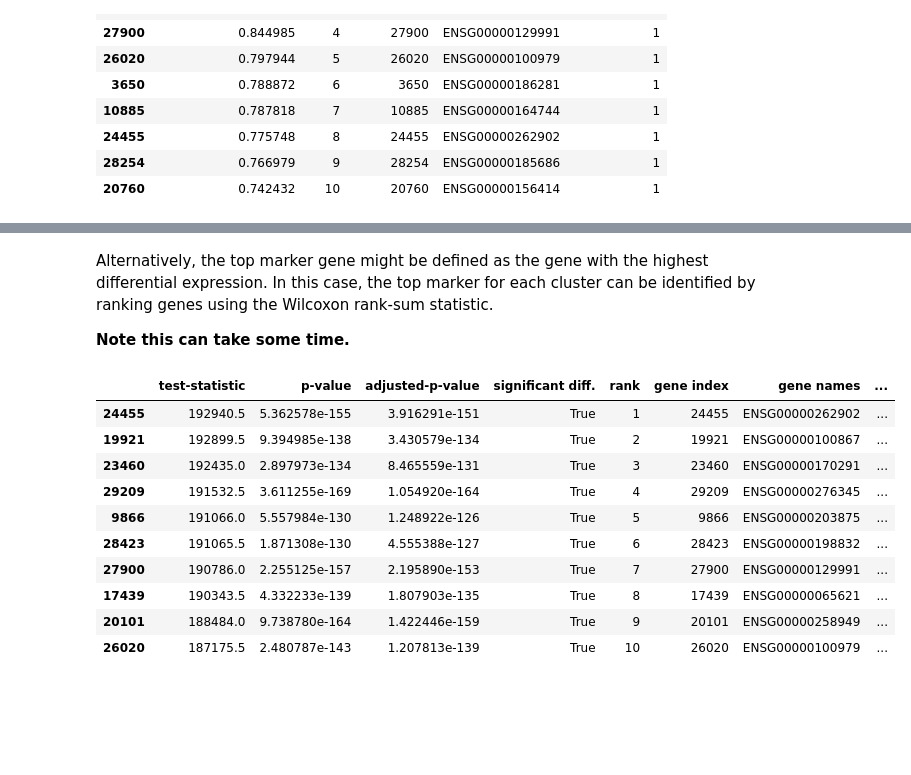
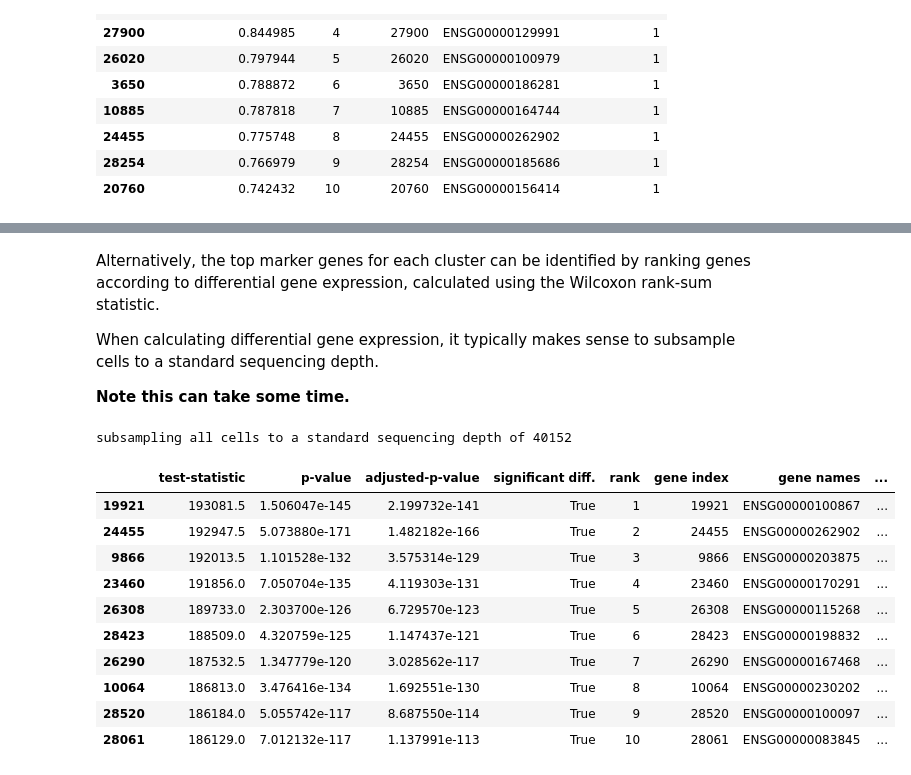
Before and after one commit to shchurch/countland, a Jupyter notebook: countland-py/vignette_tutorial.ipynb, the cells around one changed output, grey strips where cells are left out. Drawn from its saved outputs; the diff is of its cells as text; code cells hidden in the pictures; blank space fills up the shorter version.

```diff
--- a/countland-py/vignette_tutorial.ipynb
+++ b/countland-py/vignette_tutorial.ipynb
@@ -241,25 +232,29 @@ C.PlotMarker(gene_index)
 # %% [output]
 [drawing not drawn]
 # %% [markdown]
-Alternatively, the top marker gene might be defined as the gene with the highest differential expression. In this case, the top marker for each cluster can be identified by ranking genes using the Wilcoxon rank-sum statistic.
+Alternatively, the top marker genes for each cluster can be identified by ranking genes according to differential gene expression, calculated using the Wilcoxon rank-sum statistic.
+
+When calculating differential gene expression, it typically makes sense to subsample cells to a standard sequencing depth.
 
 **Note this can take some time.**
 # %%
-C.RankMarkerGenes(method='rank-sums')
+C.Subsample(cell_counts="min")
+C.RankMarkerGenes(method='rank-sums',subsample=True)
 gdf = C.marker_genes.loc[(C.marker_genes['cluster_label'] == 1)]
 gdf
 # %% [output]
+subsampling all cells to a standard sequencing depth of 40152
 |  | test-statistic | p-value | adjusted-p-value | significant diff. | rank | gene index | gene names | ... |
-| 24455 | 192940.5 | 5.362578e-155 | 3.916291e-151 | True | 1 | 24455 | ENSG00000262902 | ... |
-| 19921 | 192899.5 | 9.394985e-138 | 3.430579e-134 | True | 2 | 19921 | ENSG00000100867 | ... |
-| 23460 | 192435.0 | 2.897973e-134 | 8.465559e-131 | True | 3 | 23460 | ENSG00000170291 | ... |
-| 29209 | 191532.5 | 3.611255e-169 | 1.054920e-164 | True | 4 | 29209 | ENSG00000276345 | ... |
-| 9866 | 191066.0 | 5.557984e-130 | 1.248922e-126 | True | 5 | 9866 | ENSG00000203875 | ... |
-| 28423 | 191065.5 | 1.871308e-130 | 4.555388e-127 | True | 6 | 28423 | ENSG00000198832 | ... |
-| 27900 | 190786.0 | 2.255125e-157 | 2.195890e-153 | True | 7 | 27900 | ENSG00000129991 | ... |
-| 17439 | 190343.5 | 4.332233e-139 | 1.807903e-135 | True | 8 | 17439 | ENSG00000065621 | ... |
-| 20101 | 188484.0 | 9.738780e-164 | 1.422446e-159 | True | 9 | 20101 | ENSG00000258949 | ... |
-| 26020 | 187175.5 | 2.480787e-143 | 1.207813e-139 | True | 10 | 26020 | ENSG00000100979 | ... |
+| 19921 | 193081.5 | 1.506047e-145 | 2.199732e-141 | True | 1 | 19921 | ENSG00000100867 | ... |
+| 24455 | 192947.5 | 5.073880e-171 | 1.482182e-166 | True | 2 | 24455 | ENSG00000262902 | ... |
+| 9866 | 192013.5 | 1.101528e-132 | 3.575314e-129 | True | 3 | 9866 | ENSG00000203875 | ... |
+| 23460 | 191856.0 | 7.050704e-135 | 4.119303e-131 | True | 4 | 23460 | ENSG00000170291 | ... |
+| 26308 | 189733.0 | 2.303700e-126 | 6.729570e-123 | True | 5 | 26308 | ENSG00000115268 | ... |
+| 28423 | 188509.0 | 4.320759e-125 | 1.147437e-121 | True | 6 | 28423 | ENSG00000198832 | ... |
+| 26290 | 187532.5 | 1.347779e-120 | 3.028562e-117 | True | 7 | 26290 | ENSG00000167468 | ... |
+| 10064 | 186813.0 | 3.476416e-134 | 1.692551e-130 | True | 8 | 10064 | ENSG00000230202 | ... |
+| 28520 | 186184.0 | 5.055742e-117 | 8.687550e-114 | True | 9 | 28520 | ENSG00000100097 | ... |
+| 28061 | 186129.0 | 7.012132e-117 | 1.137991e-113 | True | 10 | 28061 | ENSG00000083845 | ... |
 # %%
 gene_index = gdf.loc[(gdf['cluster_label'] == 1) & (gdf['rank'] == 1)]['gene index'].values
 C.PlotMarker(gene_index)
```
Also changed, not shown: parts of 36 cells of this notebook, 2 other files.
